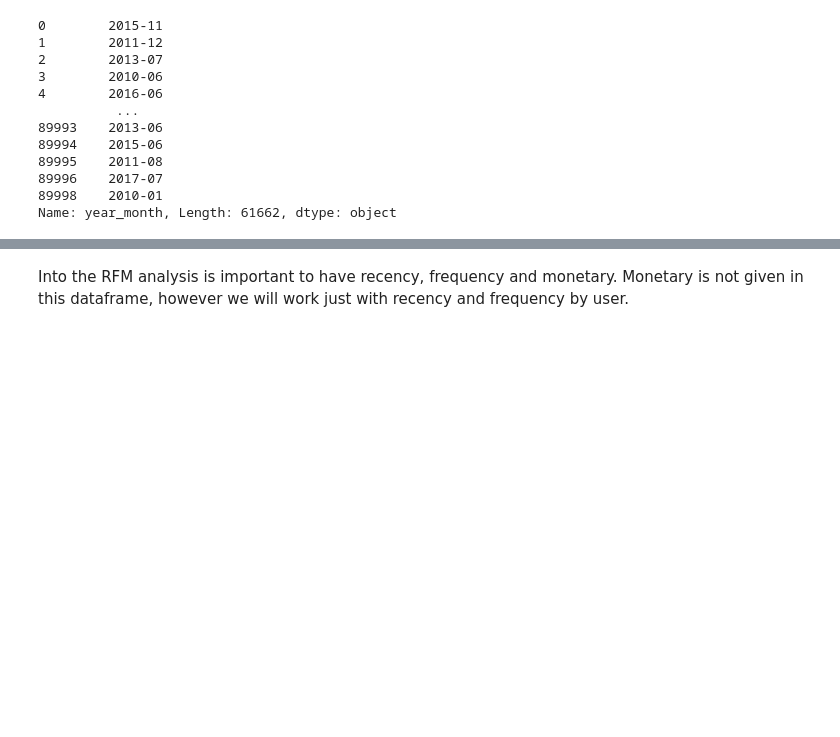
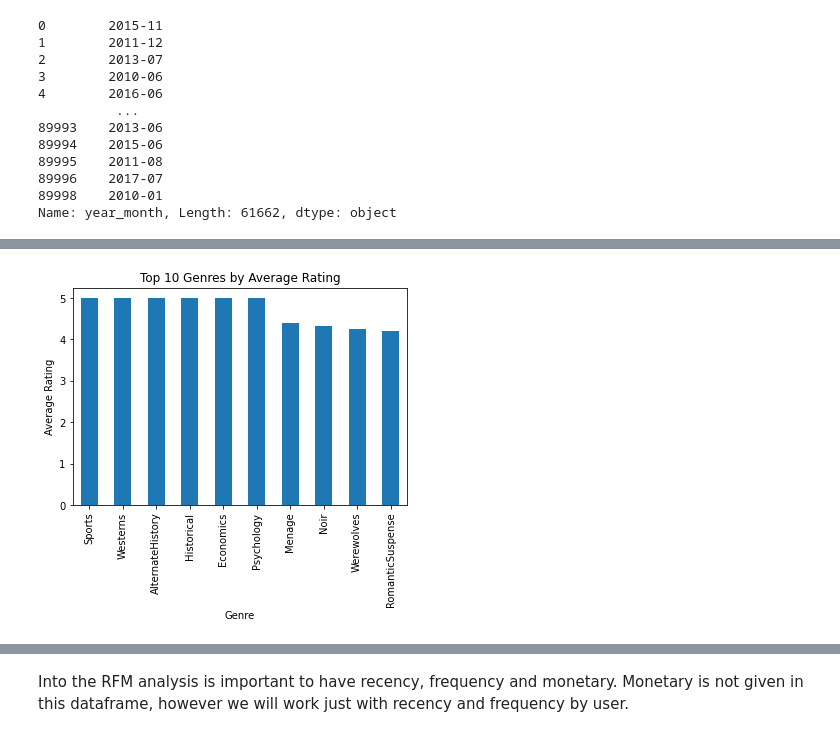
Before and after one commit to edofarias/Good-reads--reviews, a Jupyter notebook: Goodreads.ipynb, the cells around one changed output, grey strips where cells are left out. Drawn from its saved outputs; the diff is of its cells as text; code cells hidden in the pictures; blank space fills up the shorter version.

Commit message:
added books

```diff
--- a/Goodreads.ipynb
+++ b/Goodreads.ipynb
@@ -667,0 +719,3 @@ Name: year_month, Length: 61662, dtype: object
+# %%
+df_books = df_books.drop(["genres",'genre2','genre3','genre4','genre5','genre6','genre7','genre8','genre9','genre10'], axis=1)
+df_books.head(1)
@@ -667,0 +725,10 @@ Name: year_month, Length: 61662, dtype: object
+# %%
+import re
+
+def clean_alphanumeric(value):
+    # Remove any non-alphanumeric characters using regex
+    cleaned_value = re.sub(r'\W+', '', value)
+    return cleaned_value
+# %%
+df_books['genre1'] = df_books['genre1'].fillna('no genre')
+df_books['genre1'] = df_books['genre1'].apply(clean_alphanumeric)
@@ -667,0 +745,3 @@ Name: year_month, Length: 61662, dtype: object
+# %%
+# inner join on book_id and bookId columns
+merged_df = pd.merge(df, df_books, left_on='book_id', right_on='bookId', how='inner')
@@ -667,0 +755,19 @@ Name: year_month, Length: 61662, dtype: object
+# %%
+# group by genre and calculate the mean rating for each group
+grouped_df = merged_df.groupby('genre1')['rating'].mean()
+
+# sort by mean rating in descending order and select the top 10 rows
+top10_df = grouped_df.sort_values(ascending=False).head(10)
+
+# create a bar plot of the mean rating for each genre
+top10_df.plot(kind='bar')
+
+# set the title and axis labels
+plt.title('Top 10 Genres by Average Rating')
+plt.xlabel('Genre')
+plt.ylabel('Average Rating')
+
+# show the plot
+plt.show()
+# %% [output]
+[figure, added]
```
Also changed, not shown: parts of 18 cells of this notebook.
